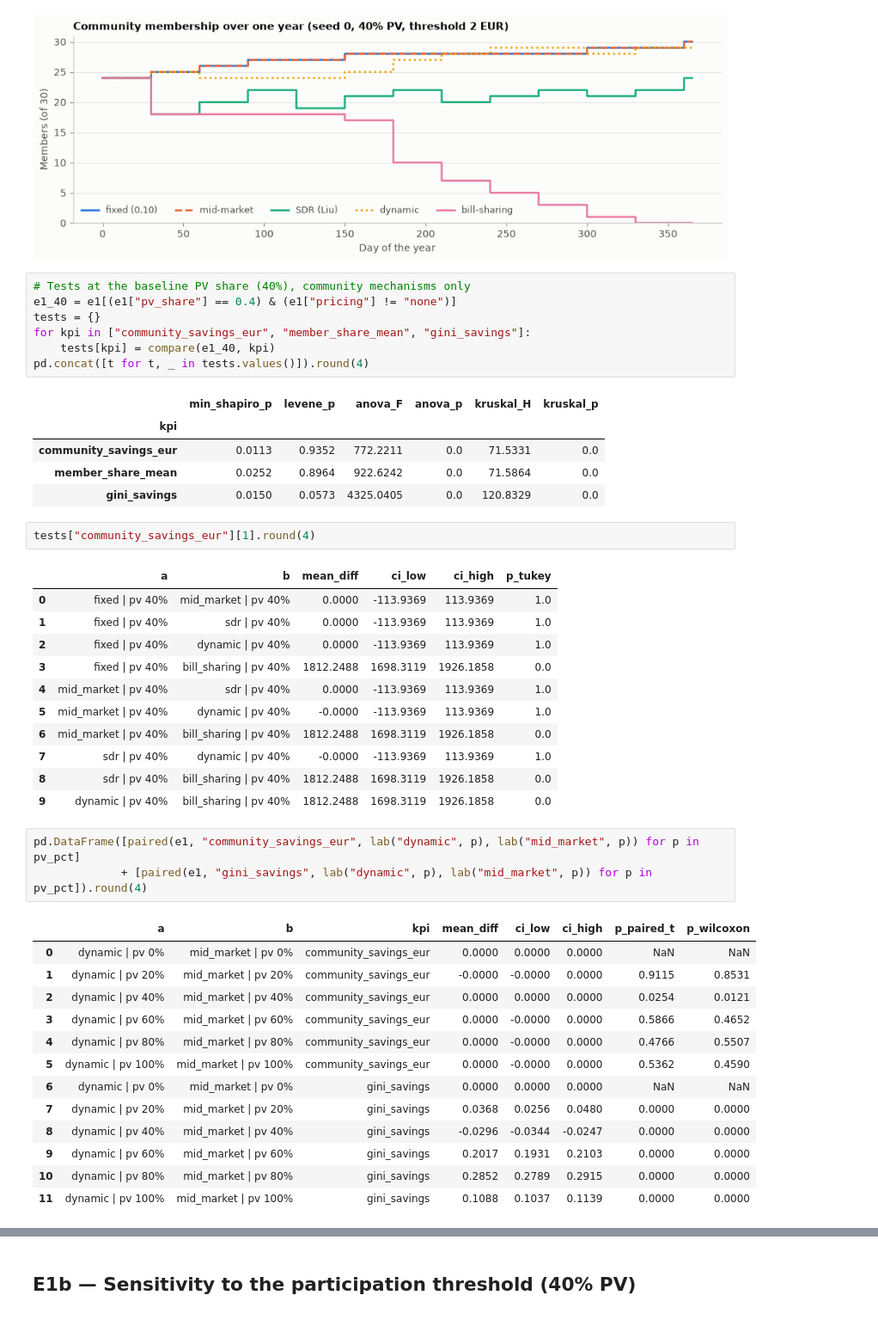
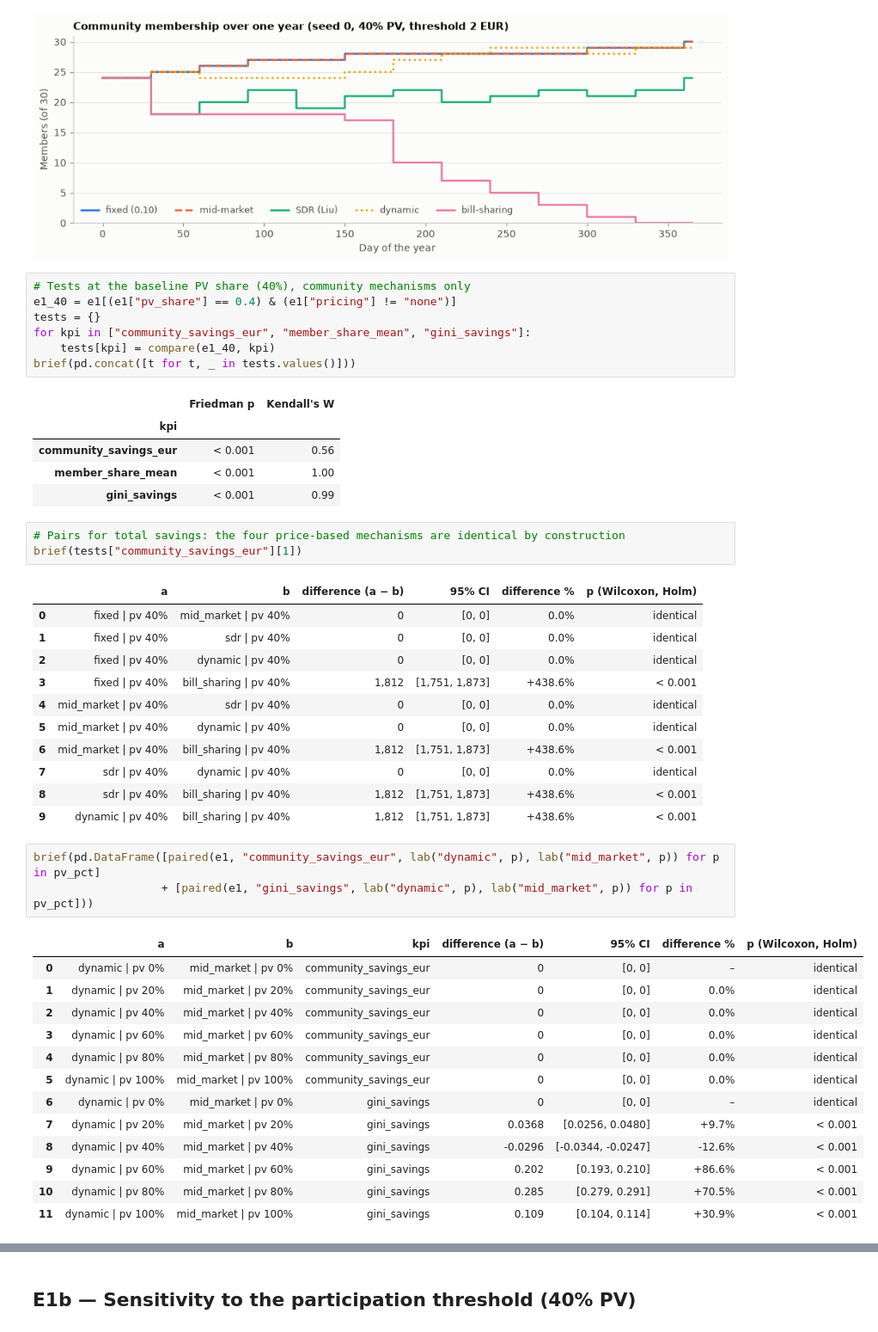
Before and after one commit to Cibs1/GridSimulation, a Jupyter notebook: notebooks/02_experiments.ipynb, the cells around one changed output, grey strips where cells are left out. Shown at 86% size. Cells and saved outputs as stored; diff of their text form.

```diff
--- a/notebooks/02_experiments.ipynb
+++ b/notebooks/02_experiments.ipynb
@@ -291,44 +306,45 @@ e1_40 = e1[(e1["pv_share"] == 0.4) & (e1["pricing"] != "none")]
 tests = {}
 for kpi in ["community_savings_eur", "member_share_mean", "gini_savings"]:
     tests[kpi] = compare(e1_40, kpi)
-pd.concat([t for t, _ in tests.values()]).round(4)
+brief(pd.concat([t for t, _ in tests.values()]))
 # %% [output]
-|  | min_shapiro_p | levene_p | anova_F | anova_p | kruskal_H | kruskal_p |
-| kpi |  |  |  |  |  |  |
-| community_savings_eur | 0.0113 | 0.9352 | 772.2211 | 0.0 | 71.5331 | 0.0 |
-| member_share_mean | 0.0252 | 0.8964 | 922.6242 | 0.0 | 71.5864 | 0.0 |
-| gini_savings | 0.0150 | 0.0573 | 4325.0405 | 0.0 | 120.8329 | 0.0 |
+|  | Friedman p | Kendall's W |
+| kpi |  |  |
+| community_savings_eur | < 0.001 | 0.56 |
+| member_share_mean | < 0.001 | 1.00 |
+| gini_savings | < 0.001 | 0.99 |
 # %%
-tests["community_savings_eur"][1].round(4)
+# Pairs for total savings: the four price-based mechanisms are identical by construction
+brief(tests["community_savings_eur"][1])
 # %% [output]
-|  | a | b | mean_diff | ci_low | ci_high | p_tukey |
-| 0 | fixed | pv 40% | mid_market | pv 40% | 0.0000 | -113.9369 | 113.9369 | 1.0 |
-| 1 | fixed | pv 40% | sdr | pv 40% | 0.0000 | -113.9369 | 113.9369 | 1.0 |
-| 2 | fixed | pv 40% | dynamic | pv 40% | 0.0000 | -113.9369 | 113.9369 | 1.0 |
-| 3 | fixed | pv 40% | bill_sharing | pv 40% | 1812.2488 | 1698.3119 | 1926.1858 | 0.0 |
-| 4 | mid_market | pv 40% | sdr | pv 40% | 0.0000 | -113.9369 | 113.9369 | 1.0 |
-| 5 | mid_market | pv 40% | dynamic | pv 40% | -0.0000 | -113.9369 | 113.9369 | 1.0 |
-| 6 | mid_market | pv 40% | bill_sharing | pv 40% | 1812.2488 | 1698.3119 | 1926.1858 | 0.0 |
-| 7 | sdr | pv 40% | dynamic | pv 40% | -0.0000 | -113.9369 | 113.9369 | 1.0 |
-| 8 | sdr | pv 40% | bill_sharing | pv 40% | 1812.2488 | 1698.3119 | 1926.1858 | 0.0 |
-| 9 | dynamic | pv 40% | bill_sharing | pv 40% | 1812.2488 | 1698.3119 | 1926.1858 | 0.0 |
+|  | a | b | difference (a − b) | 95% CI | difference % | p (Wilcoxon, Holm) |
+| 0 | fixed | pv 40% | mid_market | pv 40% | 0 | [0, 0] | 0.0% | identical |
+| 1 | fixed | pv 40% | sdr | pv 40% | 0 | [0, 0] | 0.0% | identical |
+| 2 | fixed | pv 40% | dynamic | pv 40% | 0 | [0, 0] | 0.0% | identical |
+| 3 | fixed | pv 40% | bill_sharing | pv 40% | 1,812 | [1,751, 1,873] | +438.6% | < 0.001 |
+| 4 | mid_market | pv 40% | sdr | pv 40% | 0 | [0, 0] | 0.0% | identical |
+| 5 | mid_market | pv 40% | dynamic | pv 40% | 0 | [0, 0] | 0.0% | identical |
+| 6 | mid_market | pv 40% | bill_sharing | pv 40% | 1,812 | [1,751, 1,873] | +438.6% | < 0.001 |
+| 7 | sdr | pv 40% | dynamic | pv 40% | 0 | [0, 0] | 0.0% | identical |
+| 8 | sdr | pv 40% | bill_sharing | pv 40% | 1,812 | [1,751, 1,873] | +438.6% | < 0.001 |
+| 9 | dynamic | pv 40% | bill_sharing | pv 40% | 1,812 | [1,751, 1,873] | +438.6% | < 0.001 |
 # %%
-pd.DataFrame([paired(e1, "community_savings_eur", lab("dynamic", p), lab("mid_market", p)) for p in pv_pct]
-             + [paired(e1, "gini_savings", lab("dynamic", p), lab("mid_market", p)) for p in pv_pct]).round(4)
+brief(pd.DataFrame([paired(e1, "community_savings_eur", lab("dynamic", p), lab("mid_market", p)) for p in pv_pct]
+                   + [paired(e1, "gini_savings", lab("dynamic", p), lab("mid_market", p)) for p in pv_pct]))
 # %% [output]
-|  | a | b | kpi | mean_diff | ci_low | ci_high | p_paired_t | p_wilcoxon |
-| 0 | dynamic | pv 0% | mid_market | pv 0% | community_savings_eur | 0.0000 | 0.0000 | 0.0000 | NaN | NaN |
-| 1 | dynamic | pv 20% | mid_market | pv 20% | community_savings_eur | -0.0000 | -0.0000 | 0.0000 | 0.9115 | 0.8531 |
-| 2 | dynamic | pv 40% | mid_market | pv 40% | community_savings_eur | 0.0000 | 0.0000 | 0.0000 | 0.0254 | 0.0121 |
-| 3 | dynamic | pv 60% | mid_market | pv 60% | community_savings_eur | 0.0000 | -0.0000 | 0.0000 | 0.5866 | 0.4652 |
-| 4 | dynamic | pv 80% | mid_market | pv 80% | community_savings_eur | 0.0000 | -0.0000 | 0.0000 | 0.4766 | 0.5507 |
-| 5 | dynamic | pv 100% | mid_market | pv 100% | community_savings_eur | 0.0000 | -0.0000 | 0.0000 | 0.5362 | 0.4590 |
-| 6 | dynamic | pv 0% | mid_market | pv 0% | gini_savings | 0.0000 | 0.0000 | 0.0000 | NaN | NaN |
-| 7 | dynamic | pv 20% | mid_market | pv 20% | gini_savings | 0.0368 | 0.0256 | 0.0480 | 0.0000 | 0.0000 |
-| 8 | dynamic | pv 40% | mid_market | pv 40% | gini_savings | -0.0296 | -0.0344 | -0.0247 | 0.0000 | 0.0000 |
-| 9 | dynamic | pv 60% | mid_market | pv 60% | gini_savings | 0.2017 | 0.1931 | 0.2103 | 0.0000 | 0.0000 |
-| 10 | dynamic | pv 80% | mid_market | pv 80% | gini_savings | 0.2852 | 0.2789 | 0.2915 | 0.0000 | 0.0000 |
-| 11 | dynamic | pv 100% | mid_market | pv 100% | gini_savings | 0.1088 | 0.1037 | 0.1139 | 0.0000 | 0.0000 |
+|  | a | b | kpi | difference (a − b) | 95% CI | difference % | p (Wilcoxon, Holm) |
+| 0 | dynamic | pv 0% | mid_market | pv 0% | community_savings_eur | 0 | [0, 0] | – | identical |
+| 1 | dynamic | pv 20% | mid_market | pv 20% | community_savings_eur | 0 | [0, 0] | 0.0% | identical |
+| 2 | dynamic | pv 40% | mid_market | pv 40% | community_savings_eur | 0 | [0, 0] | 0.0% | identical |
+| 3 | dynamic | pv 60% | mid_market | pv 60% | community_savings_eur | 0 | [0, 0] | 0.0% | identical |
+| 4 | dynamic | pv 80% | mid_market | pv 80% | community_savings_eur | 0 | [0, 0] | 0.0% | identical |
+| 5 | dynamic | pv 100% | mid_market | pv 100% | community_savings_eur | 0 | [0, 0] | 0.0% | identical |
+| 6 | dynamic | pv 0% | mid_market | pv 0% | gini_savings | 0 | [0, 0] | – | identical |
+| 7 | dynamic | pv 20% | mid_market | pv 20% | gini_savings | 0.0368 | [0.0256, 0.0480] | +9.7% | < 0.001 |
+| 8 | dynamic | pv 40% | mid_market | pv 40% | gini_savings | -0.0296 | [-0.0344, -0.0247] | -12.6% | < 0.001 |
+| 9 | dynamic | pv 60% | mid_market | pv 60% | gini_savings | 0.202 | [0.193, 0.210] | +86.6% | < 0.001 |
+| 10 | dynamic | pv 80% | mid_market | pv 80% | gini_savings | 0.285 | [0.279, 0.291] | +70.5% | < 0.001 |
+| 11 | dynamic | pv 100% | mid_market | pv 100% | gini_savings | 0.109 | [0.104, 0.114] | +30.9% | < 0.001 |
 # %% [markdown]
 **Findings (E1)**
 
```
Also changed, not shown: parts of 13 cells of this notebook, 7 other files.
